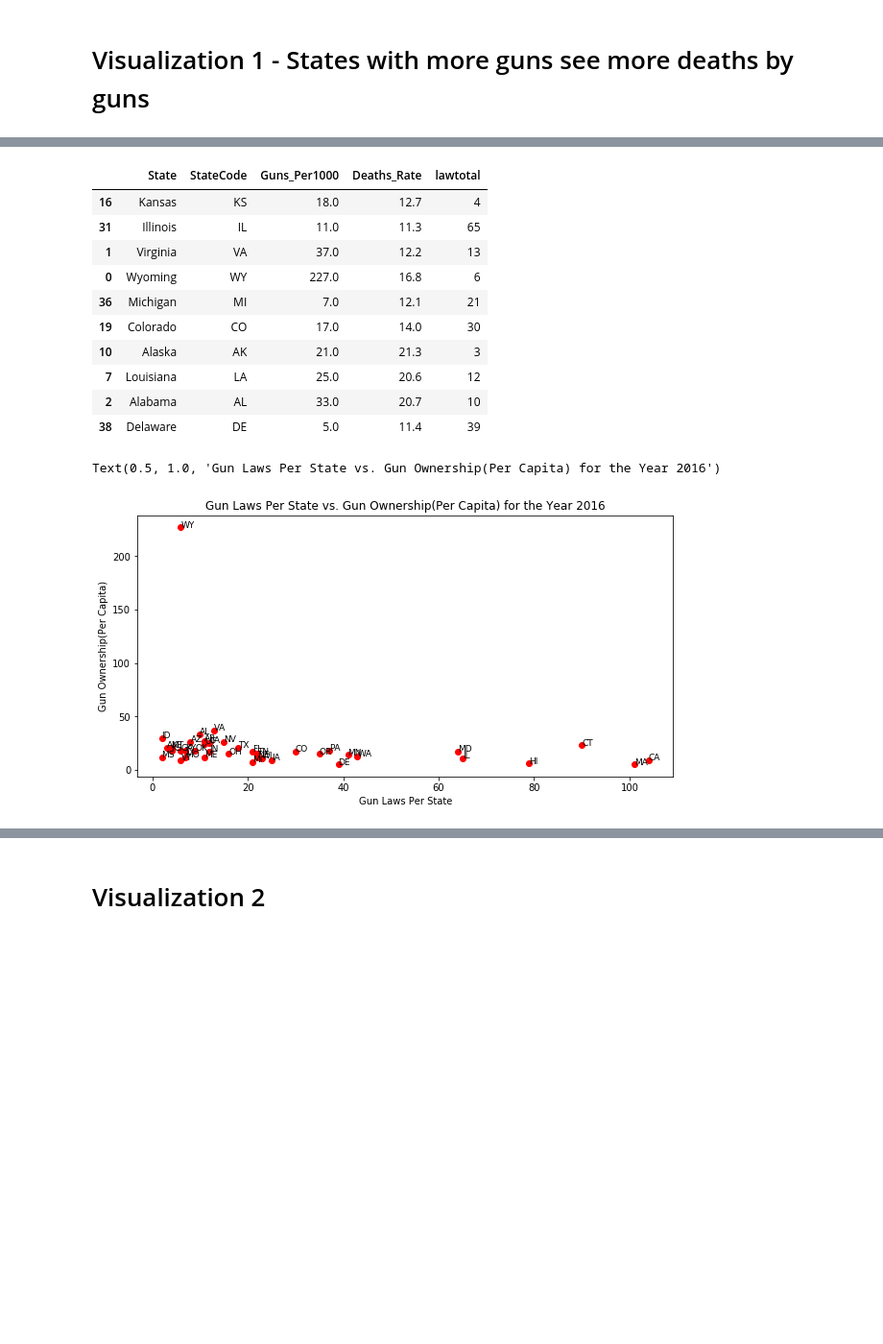
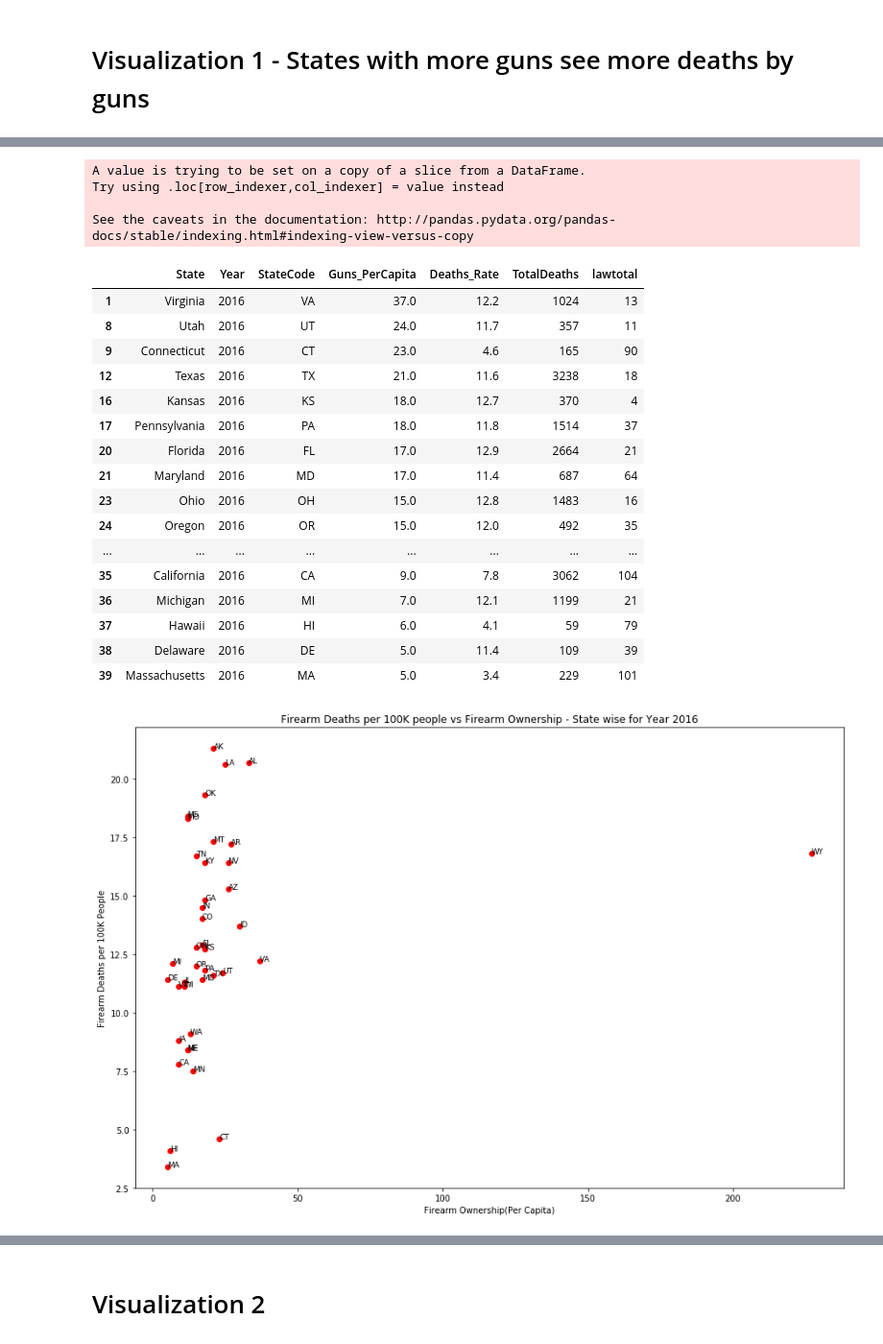
Before and after one commit to srivasud/Group7, a Jupyter notebook: FIRSTVERSION.ipynb, the cells around one changed output, grey strips where cells are left out. Shown at 96% size. Drawn from its saved outputs; the diff is of its cells as text; code cells hidden in the pictures; blank space fills up the shorter version.

Commit message:
chart1 changes

```diff
--- a/FIRSTVERSION.ipynb
+++ b/FIRSTVERSION.ipynb
@@ -6 +7,7 @@ import numpy as np
+# %%
+# utility method to return a dataframe filtered by given year and sort by total laws descending
+def show_laws_year(year,law_state):
+   x = law_state[law_state['year'] == year].reset_index(drop = True)
+   x = x.sort_values(by = 'lawtotal', ascending = False)
+   return x
 # %%
@@ -83,46 +79,50 @@ law_state_n = law_state_n.iloc[:,[0,-1]]
-# %%
-# sort values by state & show head
-law_state_n = law_state_n.sort_values(by=['State'])
-law_state_n.head(2)
-newdf=pd.merge(newdf,law_state_n,on=["State"],how="inner")
-newdf.sample(10)
-# %% [output]
-|  | State | StateCode | Guns_Per1000 | Deaths_Rate | lawtotal |
-| 16 | Kansas | KS | 18.0 | 12.7 | 4 |
-| 31 | Illinois | IL | 11.0 | 11.3 | 65 |
-| 1 | Virginia | VA | 37.0 | 12.2 | 13 |
-| 0 | Wyoming | WY | 227.0 | 16.8 | 6 |
-| 36 | Michigan | MI | 7.0 | 12.1 | 21 |
-| 19 | Colorado | CO | 17.0 | 14.0 | 30 |
-| 10 | Alaska | AK | 21.0 | 21.3 | 3 |
-| 7 | Louisiana | LA | 25.0 | 20.6 | 12 |
-| 2 | Alabama | AL | 33.0 | 20.7 | 10 |
-| 38 | Delaware | DE | 5.0 | 11.4 | 39 |
 # %%
 import matplotlib.pyplot as plt
-plt.rcParams['figure.figsize'] = (10,5)
+plt.rcParams['figure.figsize'] = (15,10)
+year=2016
+newdf = returnProcessedDF(year)    # invoke the above method for year 2016
+
 
 #max_value = newdf["Guns_Per1000"].max()
 #min_value = newdf["Guns_Per1000"].min()
 #newdf["normalized_gper1000"] = (newdf["Guns_Per1000"] - min_value) / (max_value - min_value)
 
 # Wyoming is an outlier with Guns_Per1000 as 298 and the rest of the states
 # have Guns_Per1000 < 60. Need to discuss on this. For now filtering this outlier...
 #newdf = newdf[newdf.State!='Wyoming']
 
-X = newdf.lawtotal.values
-Y = newdf.Guns_Per1000.values
+X = newdf.Guns_PerCapita.values
+Y = newdf.Deaths_Rate.values
 n = newdf.StateCode.values
-
 
 fig, ax = plt.subplots()
 ax.scatter(X, Y, color='red')
 for i, txt in enumerate(n):
     ax.annotate(txt, (X[i], Y[i]), fontsize=9 )
 
-plt.xlabel('Gun Laws Per State')
-plt.ylabel('Gun Ownership(Per Capita)')
-plt.title('Gun Laws Per State vs. Gun Ownership(Per Capita) for the Year 2016')
+plt.xlabel('Firearm Ownership(Per Capita)')
+plt.ylabel('Firearm Deaths per 100K People')
+plt.title('Firearm Deaths per 100K people vs Firearm Ownership - State wise for Year '+str(year))
 # %% [output]
-Text(0.5, 1.0, 'Gun Laws Per State vs. Gun Ownership(Per Capita) for the Year 2016')
+A value is trying to be set on a copy of a slice from a DataFrame.
+Try using .loc[row_indexer,col_indexer] = value instead
+
+See the caveats in the documentation: http://pandas.pydata.org/pandas-docs/stable/indexing.html#indexing-view-versus-copy
+|  | State | Year | StateCode | Guns_PerCapita | Deaths_Rate | TotalDeaths | lawtotal |
+| 1 | Virginia | 2016 | VA | 37.0 | 12.2 | 1024 | 13 |
+| 8 | Utah | 2016 | UT | 24.0 | 11.7 | 357 | 11 |
+| 9 | Connecticut | 2016 | CT | 23.0 | 4.6 | 165 | 90 |
+| 12 | Texas | 2016 | TX | 21.0 | 11.6 | 3238 | 18 |
+| 16 | Kansas | 2016 | KS | 18.0 | 12.7 | 370 | 4 |
+| 17 | Pennsylvania | 2016 | PA | 18.0 | 11.8 | 1514 | 37 |
+| 20 | Florida | 2016 | FL | 17.0 | 12.9 | 2664 | 21 |
+| 21 | Maryland | 2016 | MD | 17.0 | 11.4 | 687 | 64 |
+| 23 | Ohio | 2016 | OH | 15.0 | 12.8 | 1483 | 16 |
+| 24 | Oregon | 2016 | OR | 15.0 | 12.0 | 492 | 35 |
+| ... | ... | ... | ... | ... | ... | ... | ... |
+| 35 | California | 2016 | CA | 9.0 | 7.8 | 3062 | 104 |
+| 36 | Michigan | 2016 | MI | 7.0 | 12.1 | 1199 | 21 |
+| 37 | Hawaii | 2016 | HI | 6.0 | 4.1 | 59 | 79 |
+| 38 | Delaware | 2016 | DE | 5.0 | 11.4 | 109 | 39 |
+| 39 | Massachusetts | 2016 | MA | 5.0 | 3.4 | 229 | 101 |
-[figure, old version]
+[figure, new version]
```
Also changed, not shown: parts of 8 cells of this notebook.
